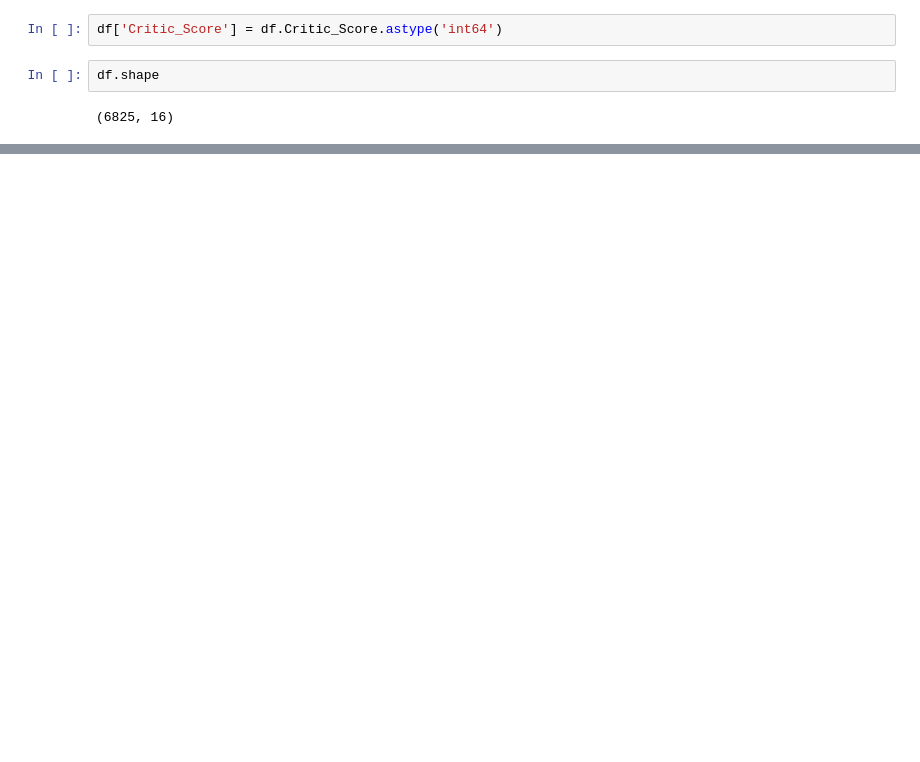
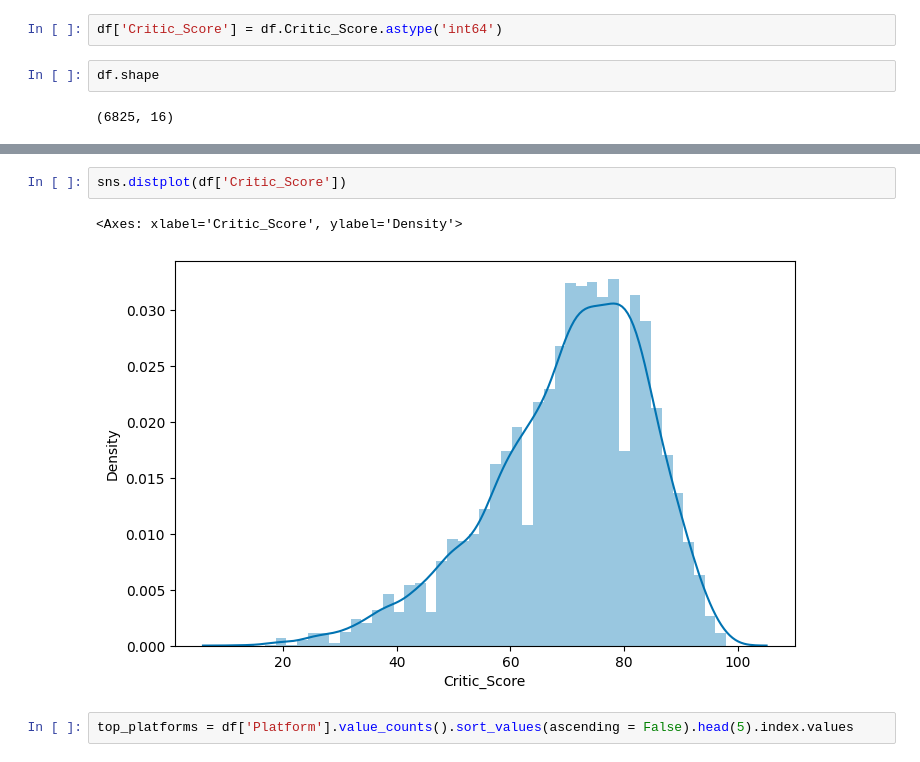
Before and after one commit to Farido01/R1, a Jupyter notebook: game_dataset.ipynb, the cells around one changed output, grey strips where cells are left out. Cells and saved outputs as stored; diff of their text form; blank space fills up the shorter version.

```diff
--- a/game_dataset.ipynb
+++ b/game_dataset.ipynb
@@ -110,0 +123,7 @@ sales_df.groupby('Year_of_Release').sum().plot()
+# %%
+sns.distplot(df['Critic_Score'])
+# %% [output]
+<Axes: xlabel='Critic_Score', ylabel='Density'>
+[figure, added]
+# %%
+top_platforms = df['Platform'].value_counts().sort_values(ascending = False).head(5).index.values
```
Also changed, not shown: parts of 6 cells of this notebook, 1 other file.
